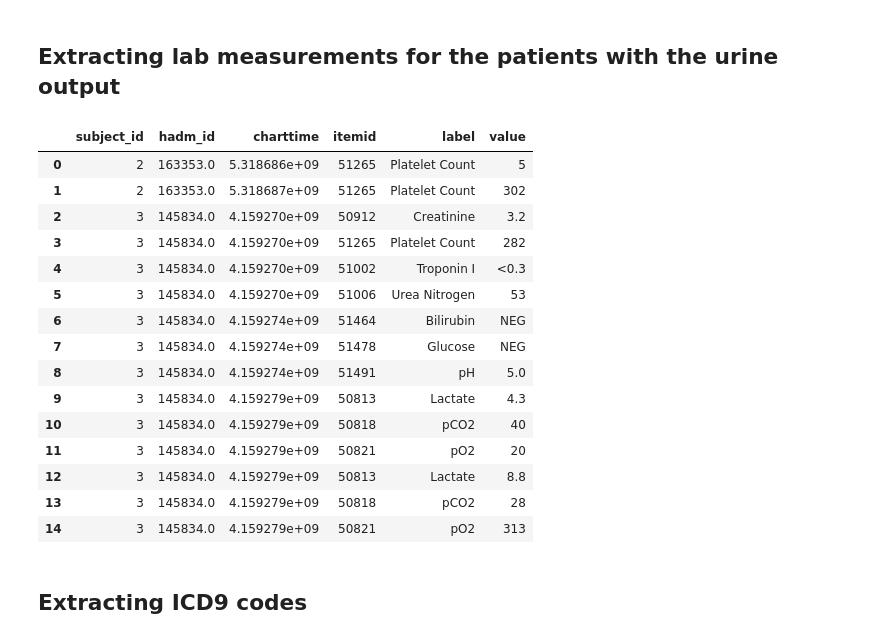
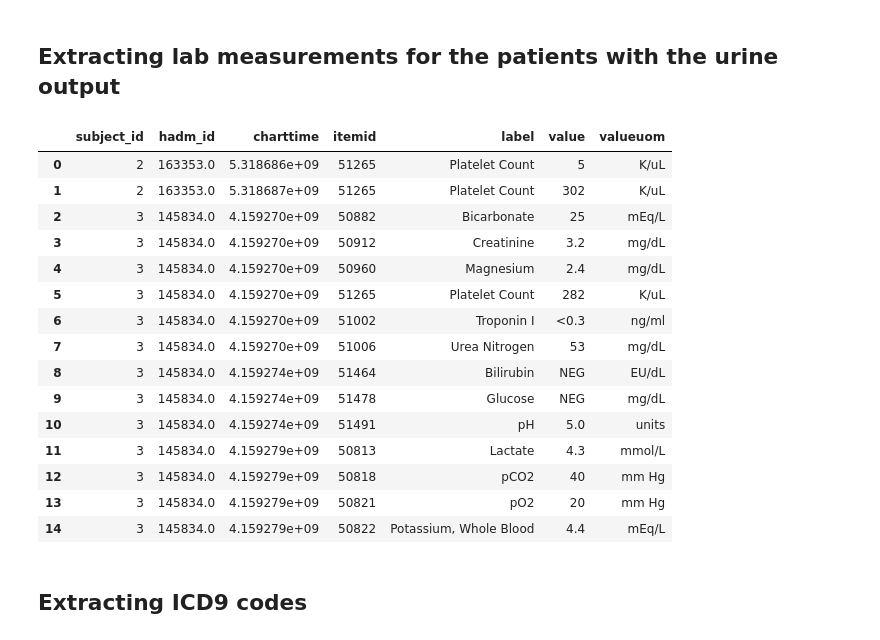
Before and after one commit to dhruvsharma15/mimic-iii-analysis, a Jupyter notebook: AKI_data_extraction.ipynb, the cells around one changed output. Saved outputs shown, nothing was run; the diff lists cells and outputs as text; code cells hidden in the pictures.

```diff
--- a/AKI_data_extraction.ipynb
+++ b/AKI_data_extraction.ipynb
@@ -225,52 +225,52 @@ data.head(n=15)
 # %%
 # ITEMIDs of interest: (51464,51006,50912,51478,51076,51480,51097,50813,51088,51100,50818,50821,51491,51265,51002,51003,51300)
 query = \
 """
 with data as
 (
     with dat as
     (
         select oe.subject_id, count(*)
         from outputevents oe
         inner join d_items d on oe.itemid = d.itemid
         where d.itemid in (40055,43175,40069,40094,40715,40473,40085,40057,40056,40405,40428,40096,40651,226559,226560,
         227510,226561,227489,226584,226563,226564,226565,226557,226558) and oe.valueuom is not NULL
         group by oe.subject_id
     )
-    select le.subject_id, le.hadm_id, le.charttime, le.itemid, le.value
+    select le.subject_id, le.hadm_id, le.charttime, le.itemid, le.value, le.valueuom
     from labevents le
     left join dat
     on le.subject_id = dat.subject_id
-    where le.itemid in (51464,51006,50912,51478,51076,51480,51097,50813,51088,51100,50818,50821,51491,51265,51002,51003,51300)
+    where le.itemid in (51464,51006,50912,51478,50882,51480,50822,50813,50960,50824,50818,50821,51491,51265,51002,51003,51300)
     order by le.subject_id, le.hadm_id, le.charttime,le.itemid
 )
-select data.subject_id, data.hadm_id, extract(epoch from data.charttime) as charttime, d.itemid, d.label, data.value
+select data.subject_id, data.hadm_id, extract(epoch from data.charttime) as charttime, d.itemid, d.label, data.value, data.valueuom
 from data
 inner join d_labitems d
 on data.itemid = d.itemid
 order by data.subject_id, data.hadm_id, charttime, d.label;
 """
 
 data = pd.read_sql_query(query,con)
 data.to_csv(os.path.join(export_dir,'lab_vals.csv'),index=False,sep=',')
 data.head(n=15)
 # %% [output]
-|  | subject_id | hadm_id | charttime | itemid | label | value |
-| 0 | 2 | 163353.0 | 5.318686e+09 | 51265 | Platelet Count | 5 |
-| 1 | 2 | 163353.0 | 5.318687e+09 | 51265 | Platelet Count | 302 |
-| 2 | 3 | 145834.0 | 4.159270e+09 | 50912 | Creatinine | 3.2 |
-| 3 | 3 | 145834.0 | 4.159270e+09 | 51265 | Platelet Count | 282 |
-| 4 | 3 | 145834.0 | 4.159270e+09 | 51002 | Troponin I | <0.3 |
-| 5 | 3 | 145834.0 | 4.159270e+09 | 51006 | Urea Nitrogen | 53 |
-| 6 | 3 | 145834.0 | 4.159274e+09 | 51464 | Bilirubin | NEG |
-| 7 | 3 | 145834.0 | 4.159274e+09 | 51478 | Glucose | NEG |
-| 8 | 3 | 145834.0 | 4.159274e+09 | 51491 | pH | 5.0 |
-| 9 | 3 | 145834.0 | 4.159279e+09 | 50813 | Lactate | 4.3 |
-| 10 | 3 | 145834.0 | 4.159279e+09 | 50818 | pCO2 | 40 |
-| 11 | 3 | 145834.0 | 4.159279e+09 | 50821 | pO2 | 20 |
-| 12 | 3 | 145834.0 | 4.159279e+09 | 50813 | Lactate | 8.8 |
-| 13 | 3 | 145834.0 | 4.159279e+09 | 50818 | pCO2 | 28 |
-| 14 | 3 | 145834.0 | 4.159279e+09 | 50821 | pO2 | 313 |
+|  | subject_id | hadm_id | charttime | itemid | label | value | valueuom |
+| 0 | 2 | 163353.0 | 5.318686e+09 | 51265 | Platelet Count | 5 | K/uL |
+| 1 | 2 | 163353.0 | 5.318687e+09 | 51265 | Platelet Count | 302 | K/uL |
+| 2 | 3 | 145834.0 | 4.159270e+09 | 50882 | Bicarbonate | 25 | mEq/L |
+| 3 | 3 | 145834.0 | 4.159270e+09 | 50912 | Creatinine | 3.2 | mg/dL |
+| 4 | 3 | 145834.0 | 4.159270e+09 | 50960 | Magnesium | 2.4 | mg/dL |
+| 5 | 3 | 145834.0 | 4.159270e+09 | 51265 | Platelet Count | 282 | K/uL |
+| 6 | 3 | 145834.0 | 4.159270e+09 | 51002 | Troponin I | <0.3 | ng/ml |
+| 7 | 3 | 145834.0 | 4.159270e+09 | 51006 | Urea Nitrogen | 53 | mg/dL |
+| 8 | 3 | 145834.0 | 4.159274e+09 | 51464 | Bilirubin | NEG | EU/dL |
+| 9 | 3 | 145834.0 | 4.159274e+09 | 51478 | Glucose | NEG | mg/dL |
+| 10 | 3 | 145834.0 | 4.159274e+09 | 51491 | pH | 5.0 | units |
+| 11 | 3 | 145834.0 | 4.159279e+09 | 50813 | Lactate | 4.3 | mmol/L |
+| 12 | 3 | 145834.0 | 4.159279e+09 | 50818 | pCO2 | 40 | mm Hg |
+| 13 | 3 | 145834.0 | 4.159279e+09 | 50821 | pO2 | 20 | mm Hg |
+| 14 | 3 | 145834.0 | 4.159279e+09 | 50822 | Potassium, Whole Blood | 4.4 | mEq/L |
 # %% [markdown]
 ## Extracting ICD9 codes
 # %%
```
Also changed, not shown: parts of 3 cells of this notebook, 1 other file.
